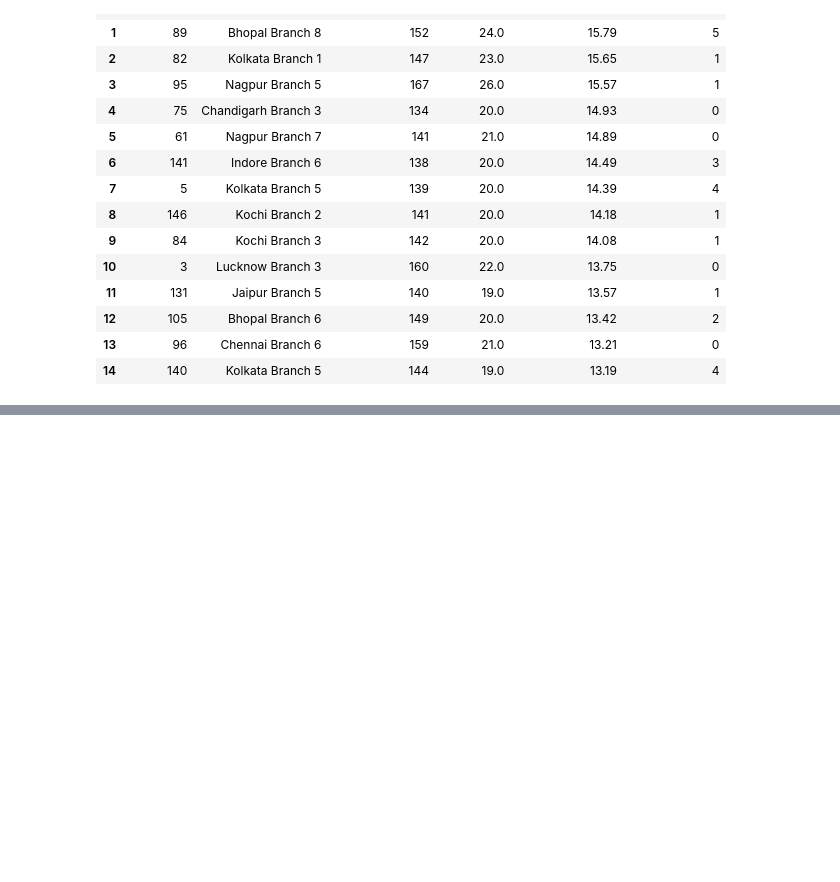
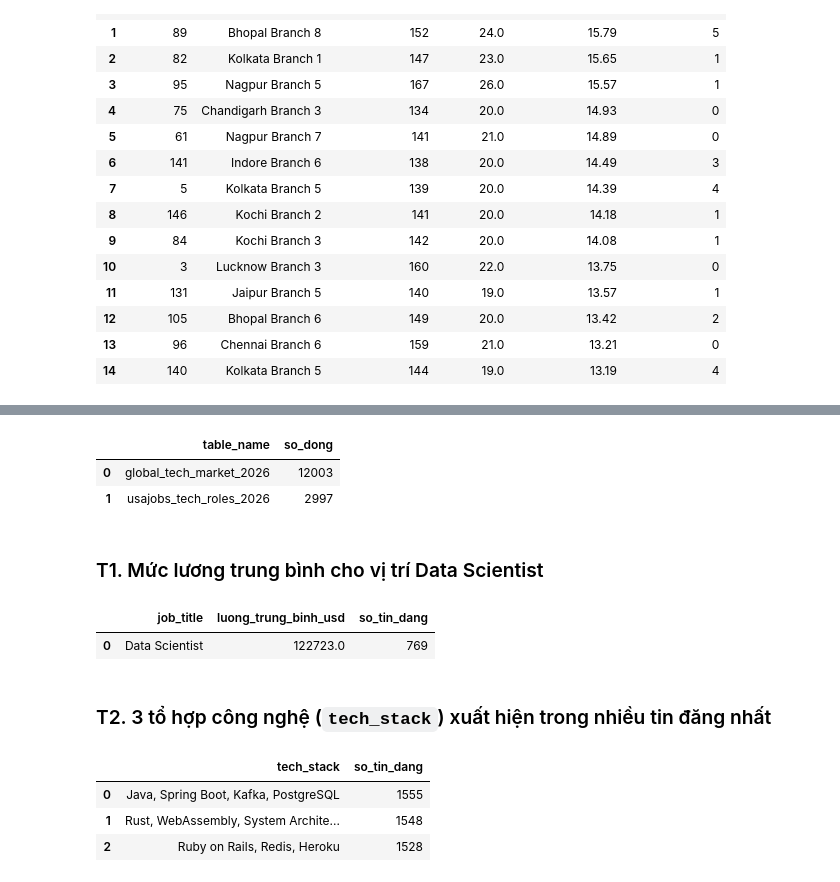
Before and after one commit to QuanPham99/CB_Txt2Sql, a Jupyter notebook: docs/reference/exercises_answer_key.ipynb, the cells around one changed output, grey strips where cells are left out. Cells and saved outputs as stored; diff of their text form; code cells hidden in the pictures; blank space fills up the shorter version.

```diff
--- a/docs/reference/exercises_answer_key.ipynb
+++ b/docs/reference/exercises_answer_key.ipynb
@@ -464,0 +469,47 @@ LIMIT 15
+# %%
+con2 = duckdb.connect("../../data/tech_salary.duckdb", read_only=True)
+con2.sql("SELECT table_name, estimated_size AS so_dong FROM duckdb_tables()").df()
+# %% [output]
+|  | table_name | so_dong |
+| 0 | global_tech_market_2026 | 12003 |
+| 1 | usajobs_tech_roles_2026 | 2997 |
+# %% [markdown]
+### T1. Mức lương trung bình cho vị trí Data Scientist
+# %%
+con2.sql('''
+WITH all_jobs AS (
+    SELECT * FROM global_tech_market_2026
+    UNION ALL
+    SELECT * FROM usajobs_tech_roles_2026
+)
+SELECT
+    job_title,
+    ROUND(AVG((salary_min_usd + salary_max_usd) / 2.0), 0) AS luong_trung_binh_usd,
+    COUNT(*) AS so_tin_dang
+FROM all_jobs
+WHERE job_title = 'Data Scientist'
+GROUP BY job_title
+''').df()
+# %% [output]
+|  | job_title | luong_trung_binh_usd | so_tin_dang |
+| 0 | Data Scientist | 122723.0 | 769 |
+# %% [markdown]
+### T2. 3 tổ hợp công nghệ (`tech_stack`) xuất hiện trong nhiều tin đăng nhất
+# %%
+con2.sql('''
+WITH all_jobs AS (
+    SELECT * FROM global_tech_market_2026
+    UNION ALL
+    SELECT * FROM usajobs_tech_roles_2026
+)
+SELECT tech_stack, COUNT(*) AS so_tin_dang
+FROM all_jobs
+GROUP BY tech_stack
+ORDER BY so_tin_dang DESC
+LIMIT 3
+''').df()
+# %% [output]
+|  | tech_stack | so_tin_dang |
+| 0 | Java, Spring Boot, Kafka, PostgreSQL | 1555 |
+| 1 | Rust, WebAssembly, System Archite... | 1548 |
+| 2 | Ruby on Rails, Redis, Heroku | 1528 |
```
Also changed, not shown: parts of 5 cells of this notebook, 16 other files.
